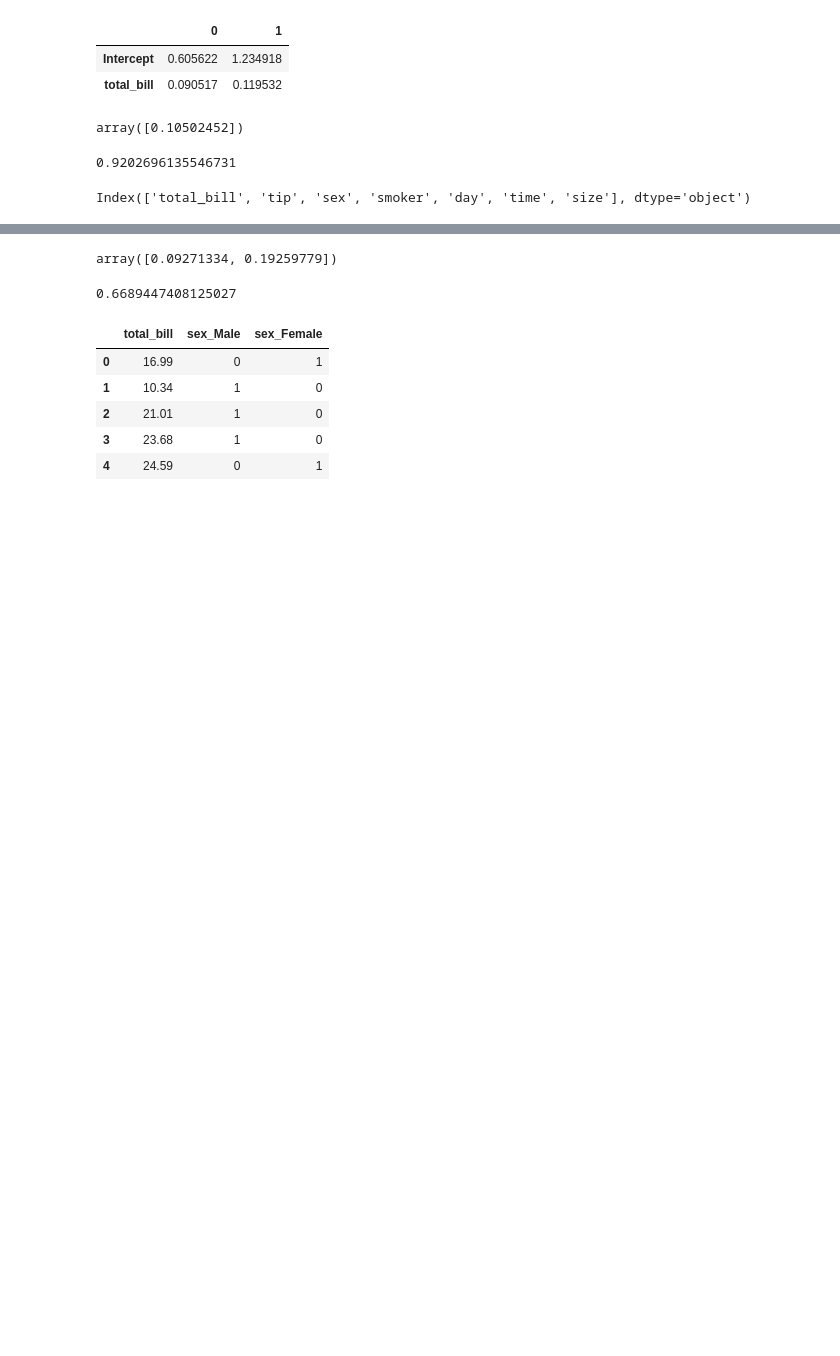
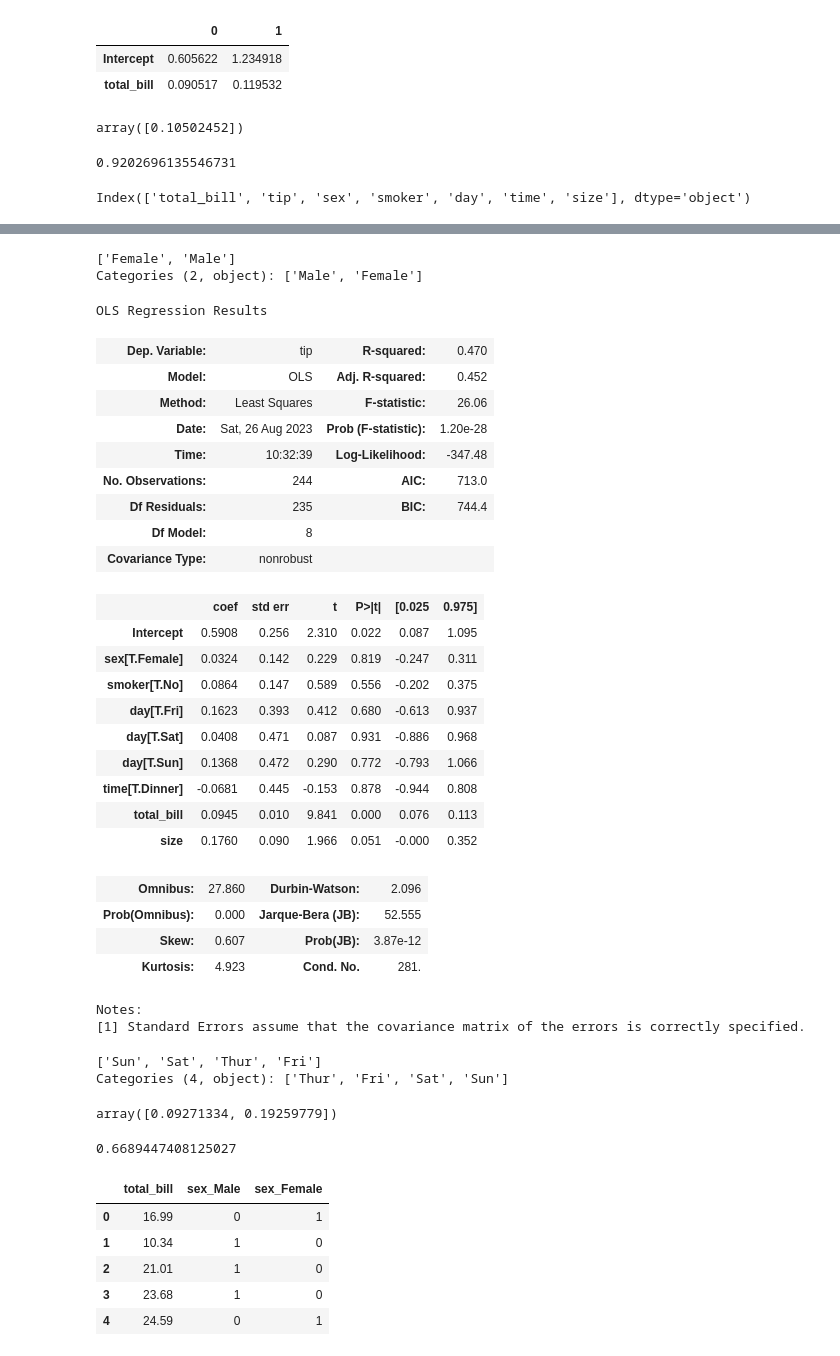
Before and after one commit to KChenDu/pandasNote, a Jupyter notebook: training/09-models.ipynb, the cells around one changed output, grey strips where cells are left out. Drawn from its saved outputs; the diff is of its cells as text; code cells hidden in the pictures; blank space fills up the shorter version.

```diff
--- a/training/09-models.ipynb
+++ b/training/09-models.ipynb
@@ -97,3 +114,44 @@ Notes:
+# %%
+tips.sex.unique()
+# %% [output]
+['Female', 'Male']
+Categories (2, object): ['Male', 'Female']
+# %%
+model = smf.ols(formula='tip ~ total_bill + size + sex + smoker + day + time', data=tips).fit()
+# %%
+model.summary()
+# %% [output]
+OLS Regression Results
+| Dep. Variable: | tip | R-squared: | 0.470 |
+| Model: | OLS | Adj. R-squared: | 0.452 |
+| Method: | Least Squares | F-statistic: | 26.06 |
+| Date: | Sat, 26 Aug 2023 | Prob (F-statistic): | 1.20e-28 |
+| Time: | 10:32:39 | Log-Likelihood: | -347.48 |
+| No. Observations: | 244 | AIC: | 713.0 |
+| Df Residuals: | 235 | BIC: | 744.4 |
+| Df Model: | 8 |  |  |
+| Covariance Type: | nonrobust |  |  |
+|  | coef | std err | t | P>|t| | [0.025 | 0.975] |
+| Intercept | 0.5908 | 0.256 | 2.310 | 0.022 | 0.087 | 1.095 |
+| sex[T.Female] | 0.0324 | 0.142 | 0.229 | 0.819 | -0.247 | 0.311 |
+| smoker[T.No] | 0.0864 | 0.147 | 0.589 | 0.556 | -0.202 | 0.375 |
+| day[T.Fri] | 0.1623 | 0.393 | 0.412 | 0.680 | -0.613 | 0.937 |
+| day[T.Sat] | 0.0408 | 0.471 | 0.087 | 0.931 | -0.886 | 0.968 |
+| day[T.Sun] | 0.1368 | 0.472 | 0.290 | 0.772 | -0.793 | 1.066 |
+| time[T.Dinner] | -0.0681 | 0.445 | -0.153 | 0.878 | -0.944 | 0.808 |
+| total_bill | 0.0945 | 0.010 | 9.841 | 0.000 | 0.076 | 0.113 |
+| size | 0.1760 | 0.090 | 1.966 | 0.051 | -0.000 | 0.352 |
+| Omnibus: | 27.860 | Durbin-Watson: | 2.096 |
+| Prob(Omnibus): | 0.000 | Jarque-Bera (JB): | 52.555 |
+| Skew: | 0.607 | Prob(JB): | 3.87e-12 |
+| Kurtosis: | 4.923 | Cond. No. | 281. |
+Notes:
+[1] Standard Errors assume that the covariance matrix of the errors is correctly specified.
+# %%
+tips.day.unique()
+# %% [output]
+['Sun', 'Sat', 'Thur', 'Fri']
+Categories (4, object): ['Thur', 'Fri', 'Sat', 'Sun']
 # %%
 lr = linear_model.LinearRegression()
 predicted = lr.fit(tips[['total_bill', 'size']], tips['tip'])
```
Also changed, not shown: parts of 14 cells of this notebook.
